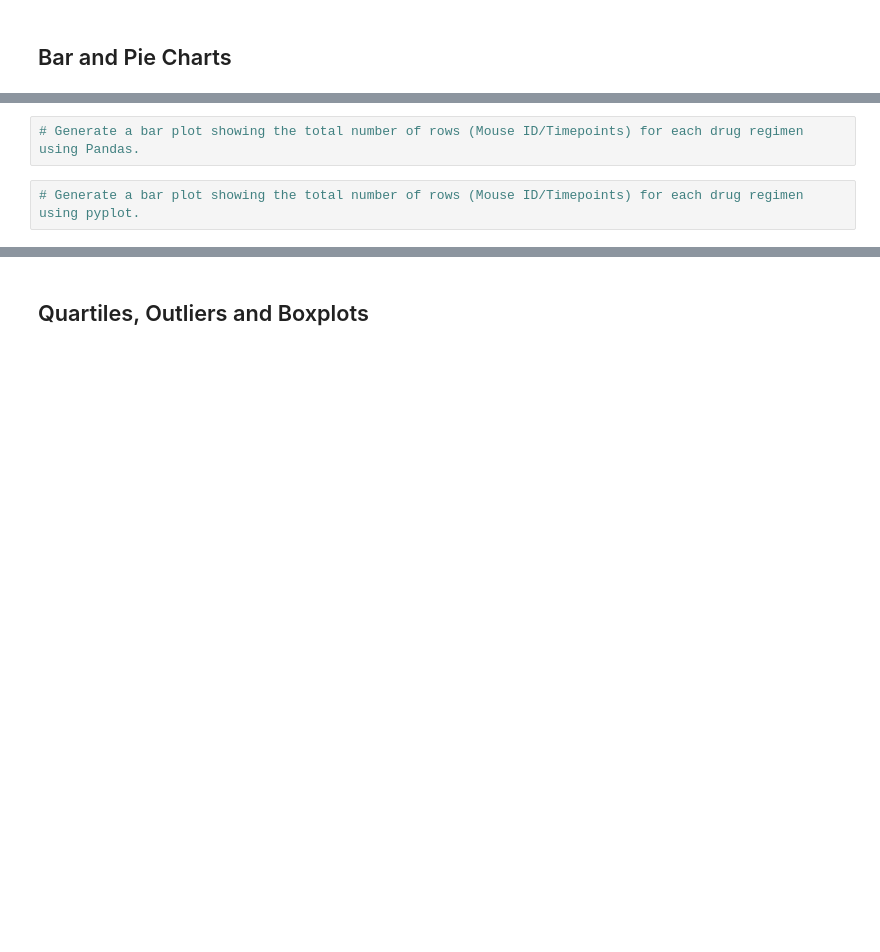
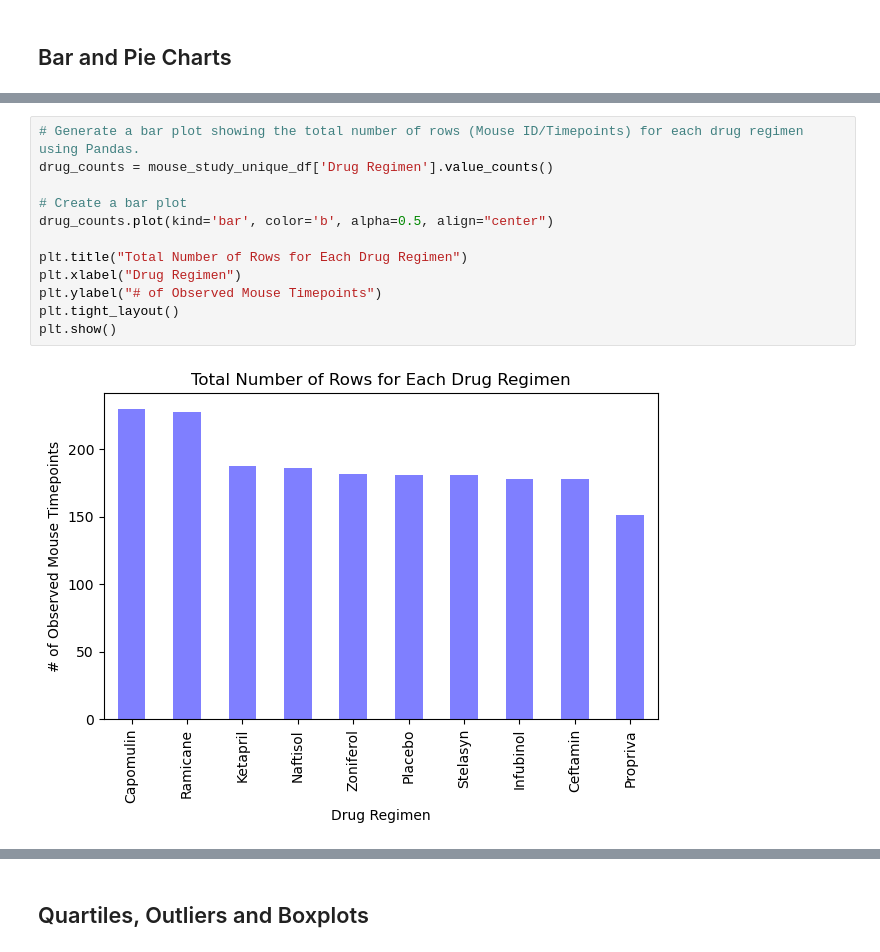
Before and after one commit to jhammans/data_visualization_challenge, a Jupyter notebook: Pymaceuticals/pymaceuticals_notebook.ipynb, the cells around one changed output, grey strips where cells are left out. Saved outputs shown, nothing was run; the diff lists cells and outputs as text; blank space fills up the shorter version.

Commit message:
Finished bar and pie charts

```diff
--- a/Pymaceuticals/pymaceuticals_notebook.ipynb
+++ b/Pymaceuticals/pymaceuticals_notebook.ipynb
@@ -136,4 +146,14 @@ mouse_study_agg_df.head()
 # %%
 # Generate a bar plot showing the total number of rows (Mouse ID/Timepoints) for each drug regimen using Pandas.
+drug_counts = mouse_study_unique_df['Drug Regimen'].value_counts()
+
+# Create a bar plot
+drug_counts.plot(kind='bar', color='b', alpha=0.5, align="center")
+
+plt.title("Total Number of Rows for Each Drug Regimen")
+plt.xlabel("Drug Regimen")
+plt.ylabel("# of Observed Mouse Timepoints")
+plt.tight_layout()
+plt.show()
+# %% [output]
+[figure, added]
-# %%
-# Generate a bar plot showing the total number of rows (Mouse ID/Timepoints) for each drug regimen using pyplot.
```
Also changed, not shown: parts of 4 cells of this notebook.
